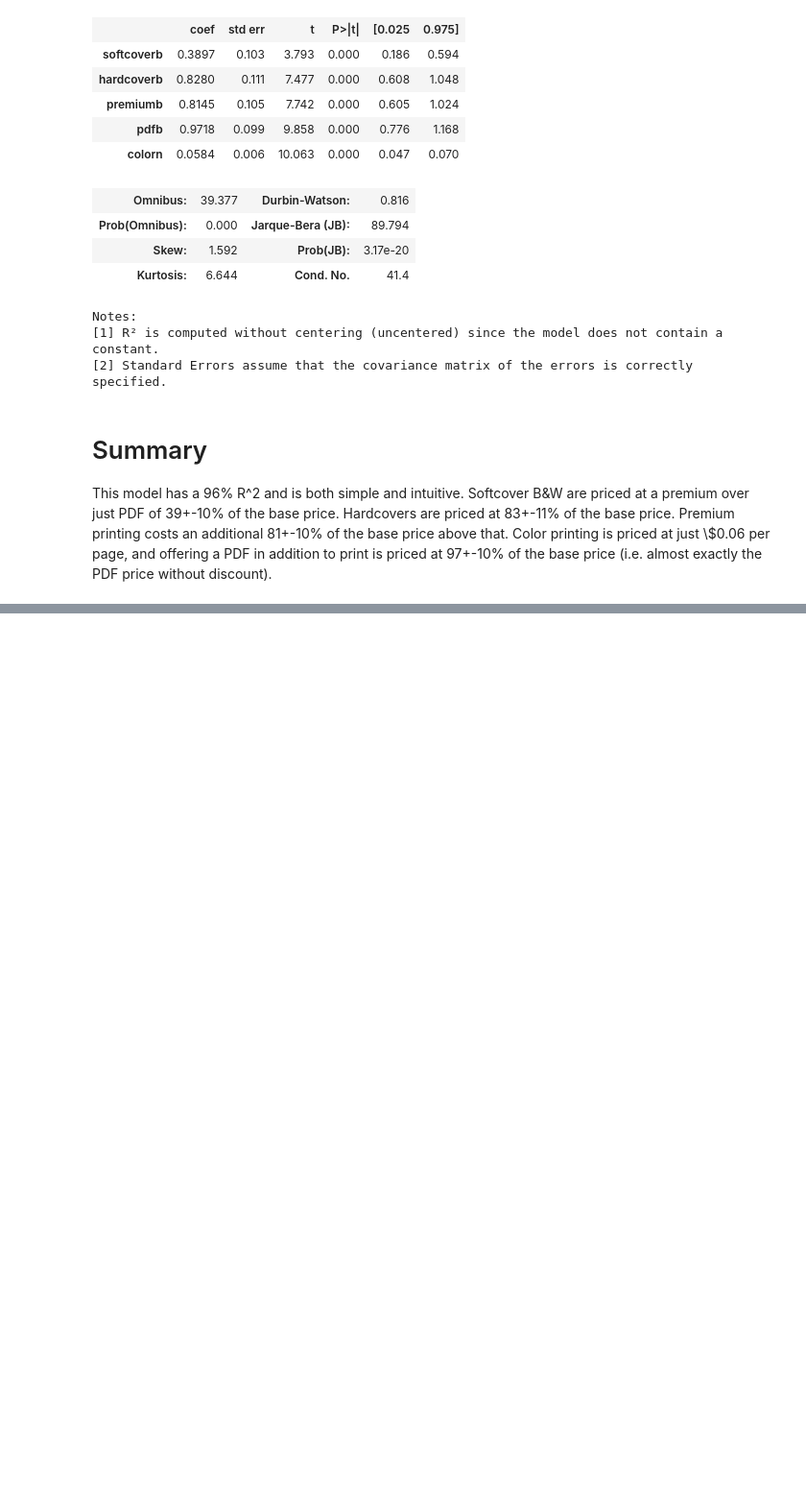
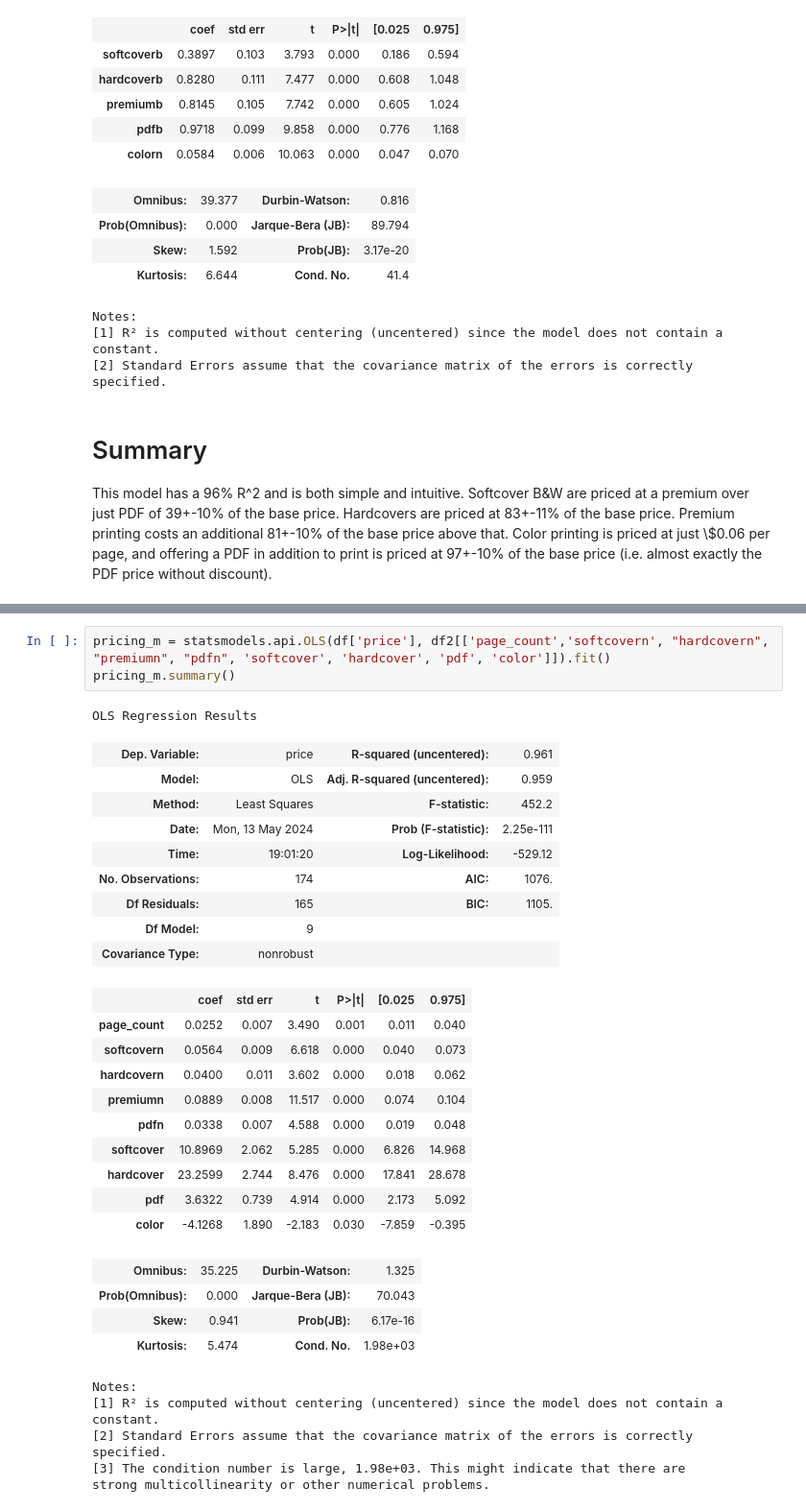
Before and after one commit to thomasbogue/drivethru_scraper, a Jupyter notebook: format_analysis.ipynb, the cells around one changed output, grey strips where cells are left out. Shown at 96% size. Saved outputs shown, nothing was run; the diff lists cells and outputs as text; blank space fills up the shorter version.

```diff
--- a/format_analysis.ipynb
+++ b/format_analysis.ipynb
@@ -326,0 +451,33 @@ This model has a 96% R^2 and is both simple and intuitive.  Softcover B&W are pr
+# %%
+pricing_m = statsmodels.api.OLS(df['price'], df2[['page_count','softcovern', "hardcovern", "premiumn", "pdfn", 'softcover', 'hardcover', 'pdf', 'color']]).fit()
+pricing_m.summary()
+# %% [output]
+OLS Regression Results
+| Dep. Variable: | price | R-squared (uncentered): | 0.961 |
+| Model: | OLS | Adj. R-squared (uncentered): | 0.959 |
+| Method: | Least Squares | F-statistic: | 452.2 |
+| Date: | Mon, 13 May 2024 | Prob (F-statistic): | 2.25e-111 |
+| Time: | 19:01:20 | Log-Likelihood: | -529.12 |
+| No. Observations: | 174 | AIC: | 1076. |
+| Df Residuals: | 165 | BIC: | 1105. |
+| Df Model: | 9 |  |  |
+| Covariance Type: | nonrobust |  |  |
+|  | coef | std err | t | P>|t| | [0.025 | 0.975] |
+| page_count | 0.0252 | 0.007 | 3.490 | 0.001 | 0.011 | 0.040 |
+| softcovern | 0.0564 | 0.009 | 6.618 | 0.000 | 0.040 | 0.073 |
+| hardcovern | 0.0400 | 0.011 | 3.602 | 0.000 | 0.018 | 0.062 |
+| premiumn | 0.0889 | 0.008 | 11.517 | 0.000 | 0.074 | 0.104 |
+| pdfn | 0.0338 | 0.007 | 4.588 | 0.000 | 0.019 | 0.048 |
+| softcover | 10.8969 | 2.062 | 5.285 | 0.000 | 6.826 | 14.968 |
+| hardcover | 23.2599 | 2.744 | 8.476 | 0.000 | 17.841 | 28.678 |
+| pdf | 3.6322 | 0.739 | 4.914 | 0.000 | 2.173 | 5.092 |
+| color | -4.1268 | 1.890 | -2.183 | 0.030 | -7.859 | -0.395 |
+| Omnibus: | 35.225 | Durbin-Watson: | 1.325 |
+| Prob(Omnibus): | 0.000 | Jarque-Bera (JB): | 70.043 |
+| Skew: | 0.941 | Prob(JB): | 6.17e-16 |
+| Kurtosis: | 5.474 | Cond. No. | 1.98e+03 |
+Notes:
+[1] R² is computed without centering (uncentered) since the model does not contain a constant.
+[2] Standard Errors assume that the covariance matrix of the errors is correctly specified.
+[3] The condition number is large, 1.98e+03. This might indicate that there are
+strong multicollinearity or other numerical problems.
```
Also changed, not shown: parts of 17 cells of this notebook, 1 other file.
